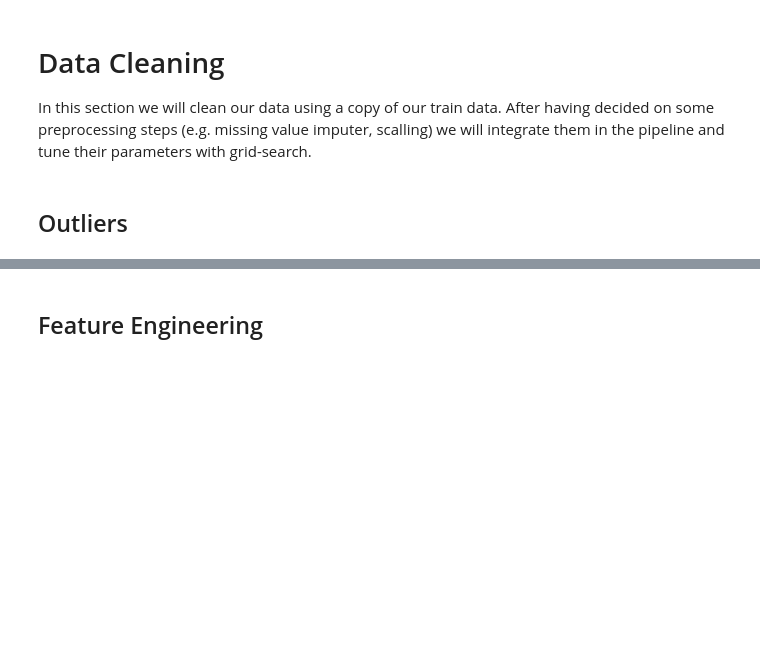
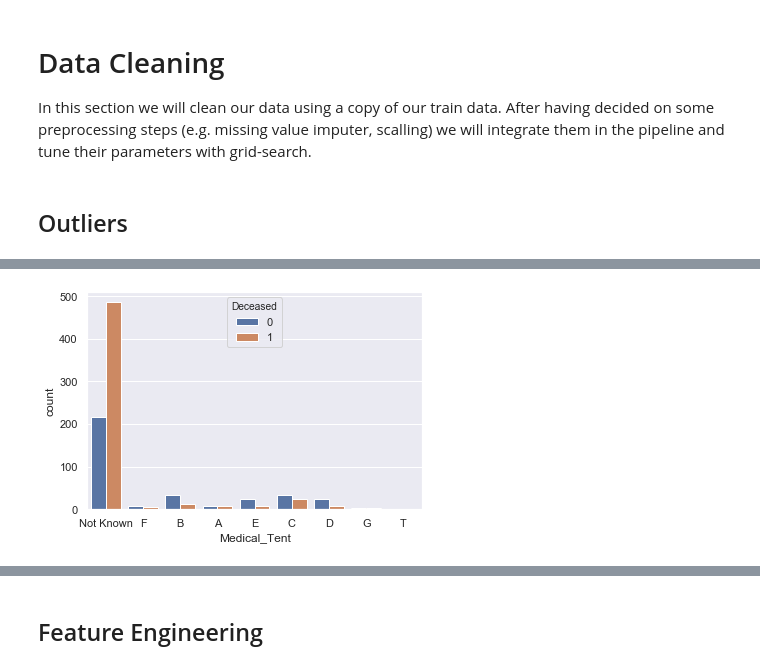
Before and after one commit to DavidSilva98/ML_project, a Jupyter notebook: group7.ipynb, the cells around one changed output, grey strips where cells are left out. Cells and saved outputs as stored; diff of their text form; code cells hidden in the pictures; blank space fills up the shorter version.

```diff
--- a/group7.ipynb
+++ b/group7.ipynb
@@ -371,0 +361,3 @@ In this section we will clean our data using a copy of our train data. After hav
+# %%
+print(train_df.City.value_counts())
+train_df.City = train_df.City.fillna(value="Santa Fe")
@@ -371,0 +371,8 @@ In this section we will clean our data using a copy of our train data. After hav
+# %%
+train_df.Medical_Tent = train_df.Medical_Tent.fillna(value="Not Known")
+# %%
+sns.set()
+sns.countplot(x="Medical_Tent", hue="Deceased", data=train_df)
+plt.show()
+# %% [output]
+[figure, added]
```
Also changed, not shown: parts of 17 cells of this notebook.
